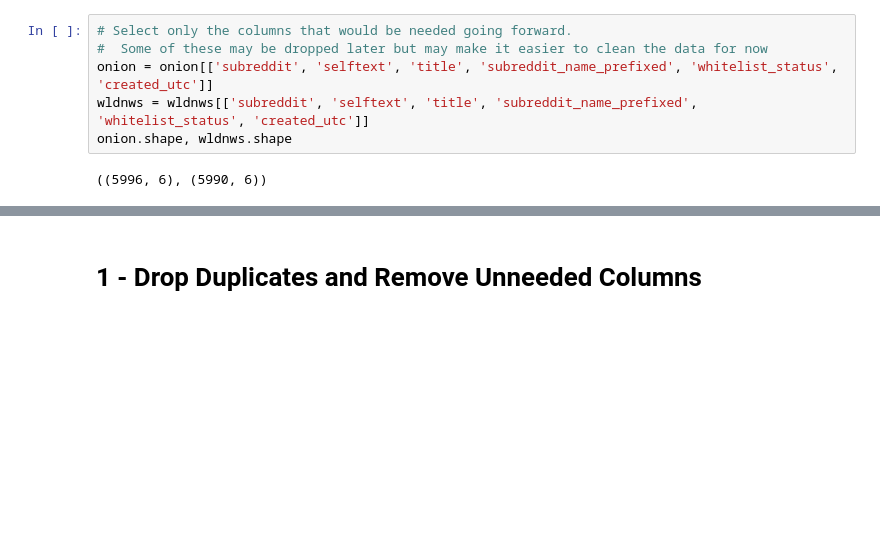
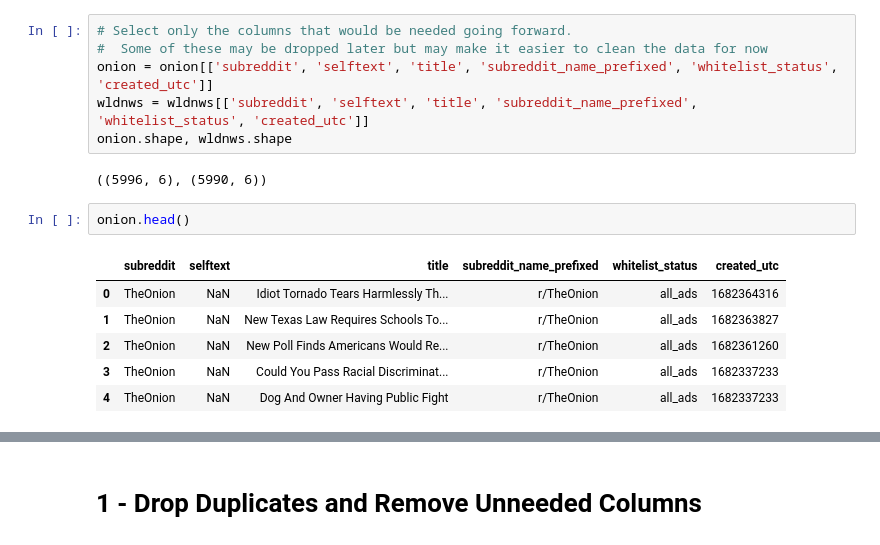
Before and after one commit to drossDS/Humor_Identification_with_NLP, a Jupyter notebook: code/2-Data_Cleaning.ipynb, the cells around one changed output, grey strips where cells are left out. Saved outputs shown, nothing was run; the diff lists cells and outputs as text; blank space fills up the shorter version.

```diff
--- a/code/2-Data_Cleaning.ipynb
+++ b/code/2-Data_Cleaning.ipynb
@@ -28,3 +28,12 @@ wldnws = wldnws[['subreddit', 'selftext', 'title', 'subreddit_name_prefixed', 'w
 onion.shape, wldnws.shape
 # %% [output]
 ((5996, 6), (5990, 6))
+# %%
+onion.head()
+# %% [output]
+|  | subreddit | selftext | title | subreddit_name_prefixed | whitelist_status | created_utc |
+| 0 | TheOnion | NaN | Idiot Tornado Tears Harmlessly Th... | r/TheOnion | all_ads | 1682364316 |
+| 1 | TheOnion | NaN | New Texas Law Requires Schools To... | r/TheOnion | all_ads | 1682363827 |
+| 2 | TheOnion | NaN | New Poll Finds Americans Would Re... | r/TheOnion | all_ads | 1682361260 |
+| 3 | TheOnion | NaN | Could You Pass Racial Discriminat... | r/TheOnion | all_ads | 1682337233 |
+| 4 | TheOnion | NaN | Dog And Owner Having Public Fight | r/TheOnion | all_ads | 1682337233 |
```
Also changed, not shown: parts of 15 cells of this notebook.
